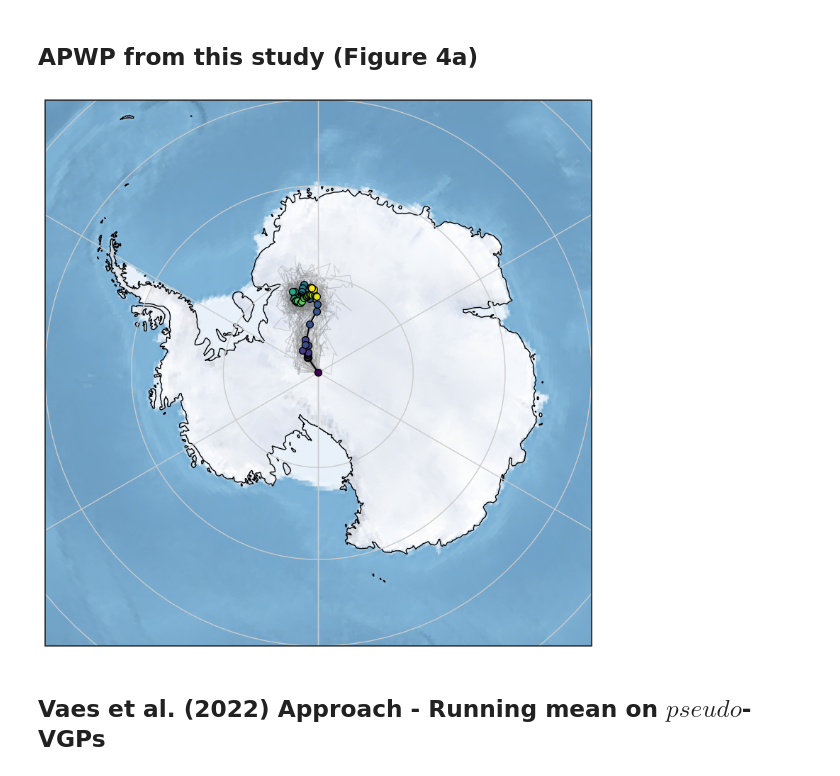
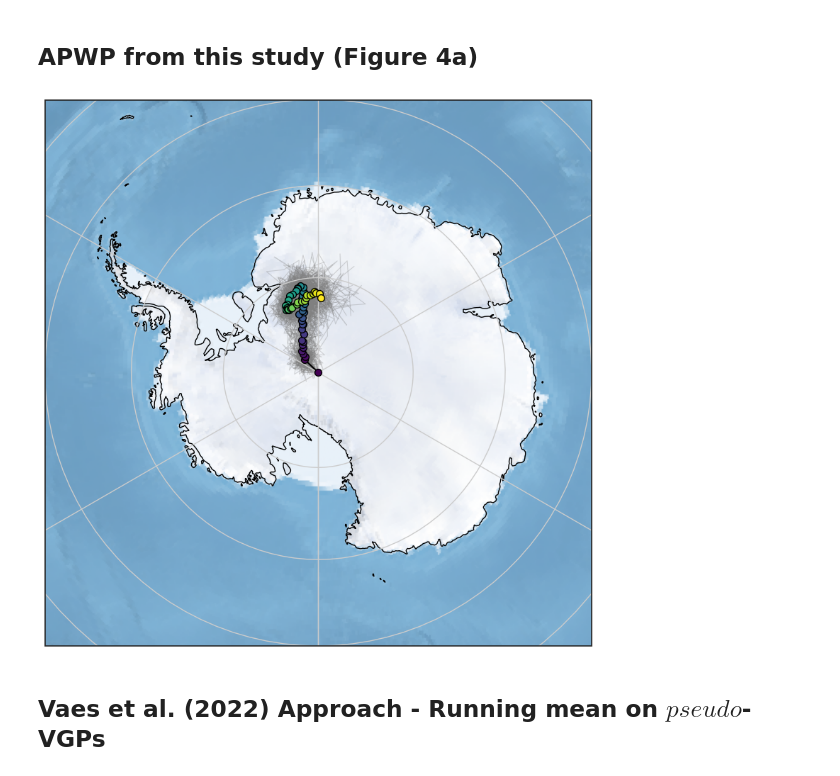
Before and after one commit to PolarWandering/Gallo_etal_2023_APWP_construction, a Jupyter notebook: code/3_Comparisons.ipynb, the cells around one changed output. Saved outputs shown, nothing was run; the diff lists cells and outputs as text; code cells hidden in the pictures.

```diff
--- a/code/3_Comparisons.ipynb
+++ b/code/3_Comparisons.ipynb
@@ -87,7 +88,7 @@ RM_2_ensemble_pseudoVGP = pd.DataFrame(columns=['run','n_studies','k','A95','csd
 for i in range(100):
     pseudo_vgps_temp = get_pseudo_vgps(df_pole_compilation) # function to generate pseudo-VGPs from pole's pdfs
     RM_APWP_parametric_temp = pd.DataFrame()
-    RM_APWP_parametric_temp = running_mean_APWP_shape(pseudo_vgps_temp, 'Plon', 'Plat', 'mean_age', window_length, time_step, max_age, min_age)
+    RM_APWP_parametric_temp = running_mean_APWP(pseudo_vgps_temp, 'Plon', 'Plat', 'mean_age', window_length, time_step, max_age, min_age)
     RM_APWP_parametric_temp['run'] = i
     RM_APWP_parametric_temp['plon'] = RM_APWP_parametric_temp['plon'].apply(lambda plon: plon - 360 if plon > 180 else plon)
     RM_APWP_parametric_temp['method'] = "RM_pseudoVGPs_ensemble"
@@ -126,4 +137,4 @@ quantile = 95
 # %%
 # Since the Latitude and Longitude covaries, we need to calculate the Principal component for each timre-dependant point Cloud
 ensemble_PC_Vaes = PC(RM_2_ensemble_pseudoVGP,"age","plat","plon") # set principal component for each Age
-ensemble_PC_Gallo = PC(df_RM_ensemble,"age","plat","plon") # set principal component for each Age
+ensemble_PC_Gallo = PC(df_RM_ensemble,"effective_age","plat","plon") # set principal component for each Age
@@ -211,0 +228,25 @@ plt.savefig(os.path.join(current_path, '..')  + '/figures/4/4c_gcds.svg', dpi =6
+# %%
+dist_VGP_pseudo = []
+for i in ensemble_PC_Gallo.X:
+    ind_vgps = np.where(ensemble_PC_Gallo.X == int(i))[0][0]
+    ind_pse = np.where(ensemble_PC_Vaes.X == int(i))[0][0]
+    vgps_cart = spherical2cartesian([np.radians(ensemble_PC_Gallo.PC(quantile)[1][ind_vgps]), np.radians(ensemble_PC_Gallo.PC(quantile)[0][ind_vgps])])
+    pseudo_cart = spherical2cartesian([np.radians(ensemble_PC_Vaes.PC(quantile)[1][ind_pse]), np.radians(ensemble_PC_Vaes.PC(quantile)[0][ind_pse])])
+    dist_VGP_pseudo.append(np.degrees(GCD_cartesian(vgps_cart,pseudo_cart)))
+
+dist_VGP_pseudo = np.array(dist_VGP_pseudo)
+df_dist_pseudo_2_vgp = pd.DataFrame({'age': ensemble_PC_Gallo.X,
+                                     'Angle':dist_VGP_pseudo})
+
+df_dist_pseudo_2_vgp['method']='pseudo_2_vgps'
+# %%
+sns.set_theme(style="darkgrid")
+fig, ax = plt.subplots(figsize=(15,3))
+ax.set_xlim(-5,65)
+ax.set_ylim(0,3)
+
+# sns.pointplot(x='age', y='Angle', color='#333', data=df_dist_pseudo_2_vgp,ax=ax) # on secondary ax2
+ax.plot(ensemble_PC_Gallo.X, dist_VGP_pseudo, '-',color="black", label = "Distance between pseudo-VGPs and VGPs")
+ax.scatter(ensemble_PC_Gallo.X, dist_VGP_pseudo, color = 'black')
+plt.legend(loc="lower right")
+plt.savefig(os.path.join(current_path, '..')  + '/figures/4/4c_gcds_pseudo_vgps.svg', dpi =600, bbox_inches='tight')
@@ -214,25 +266,25 @@ plt.savefig(os.path.join(current_path, '..')  + '/figures/4/4c_gcds.svg', dpi =6
 # %%
 # Visualization
 extent = [-180,180,-60,-60]
 fig = plt.figure(figsize=(20,10))
 proj = ccrs.Orthographic(central_longitude=0.0, central_latitude=-90.0)
 ax = plt.axes(projection=proj)
 ax.coastlines(), ax.stock_img(), ax.gridlines()
 ax.set_extent(extent, crs = ccrs.PlateCarree())
 
 # A black path for the time-varying Principal Component.
 plt.plot(ensemble_PC_Gallo.PC(quantile)[0].tolist(), ensemble_PC_Gallo.PC(quantile)[1].tolist(),transform = ccrs.Geodetic(), color = "black", alpha = 1, linewidth=1.5, zorder=1)
 
 for i in zip(ensemble_PC_Gallo.PC(quantile)[1].tolist(), ensemble_PC_Gallo.PC(quantile)[0].tolist(),ensemble_PC_Gallo.X.tolist(), df_RM_ensemble['age'].unique().transpose()):
-    plot_pole(i[0],i[1],i[2],0,60,ax)
+    plot_pole(i[0],i[1],i[2],ensemble_PC_Gallo.X.min(),ensemble_PC_Gallo.X.max(),ax)
 
 # Runs in grey (just plotting 50 runs)
 for run, df_run in df_RM_ensemble[df_RM_ensemble['run']<50].groupby('run'):
     plt.plot(df_run.plon.tolist(), df_run.plat.tolist(),transform = ccrs.Geodetic(), color = "grey", alpha = 0.3, linewidth=0.8, zorder=0)
 # plt.savefig(os.path.join(current_path, '..')  + '/figures/4/MovAverga_thisStudy.svg', dpi =600, bbox_inches='tight')
 plt.show()
 # %% [output]
-[figure, old version]
+[figure, new version]
 # %% [markdown]
 ## Vaes et al. (2022) Approach - Running mean on $pseudo$-VGPs
 # %%
```
Also changed, not shown: parts of 15 cells of this notebook.
